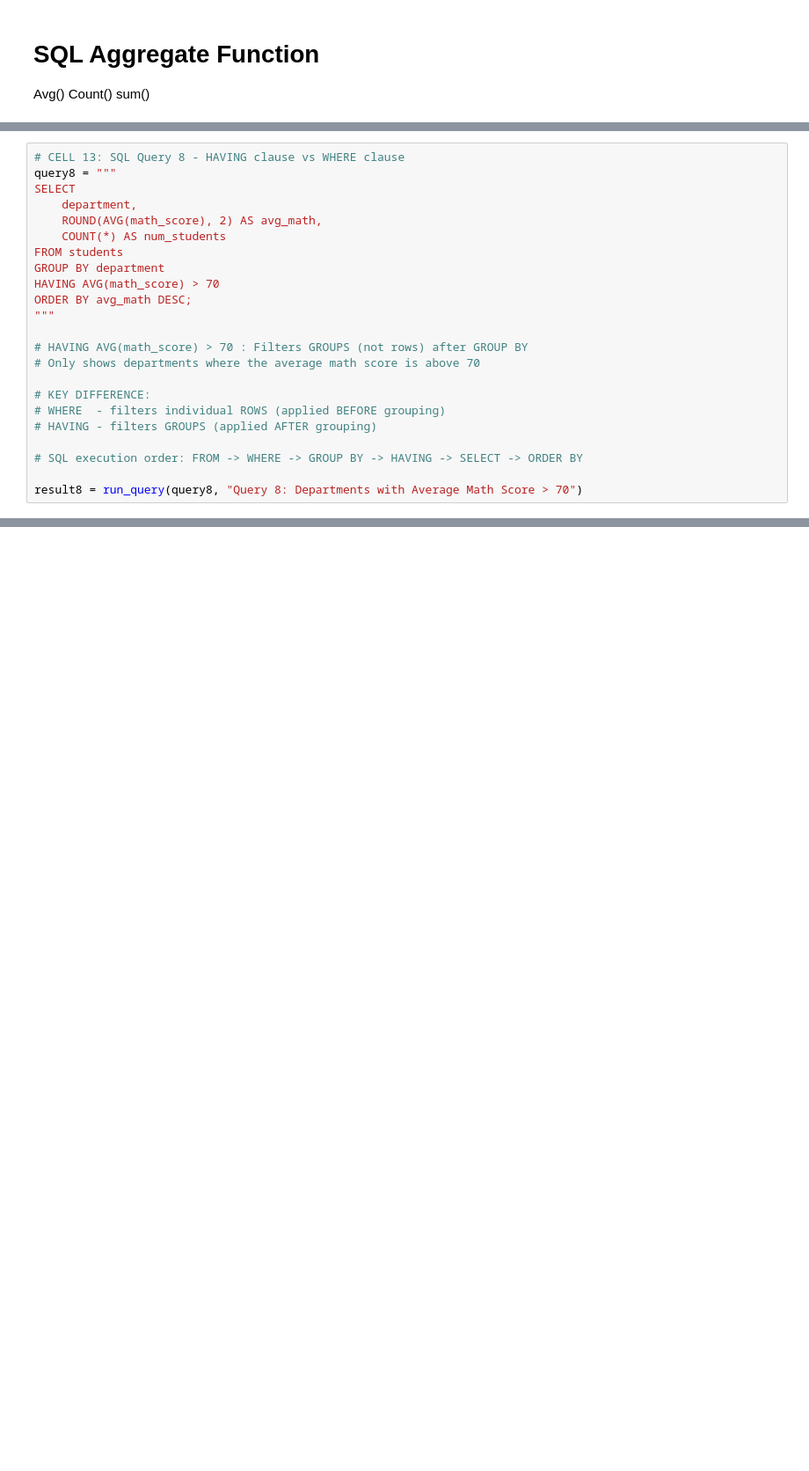
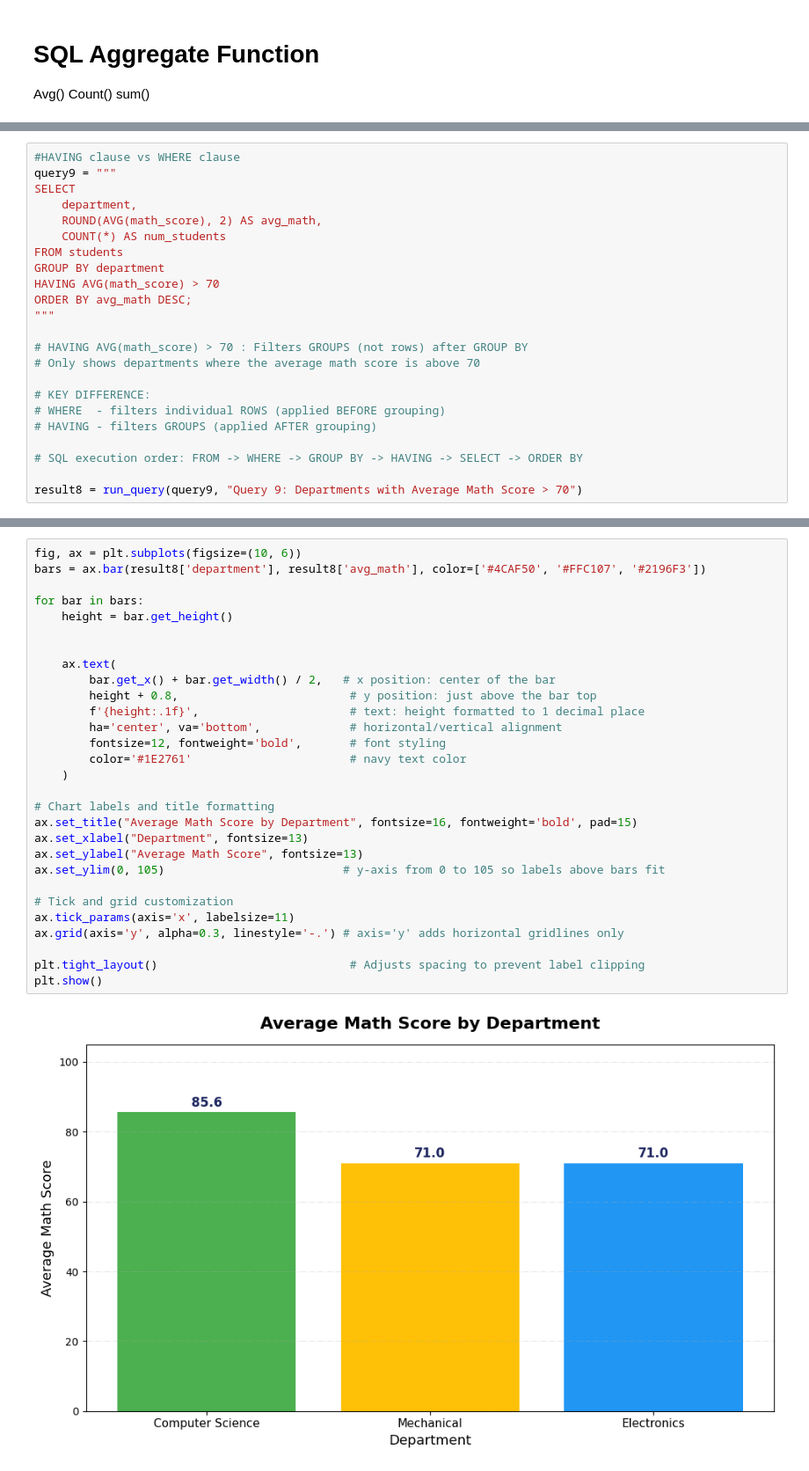
Before and after one commit to KEERTHANASRI-A-M-0609/keerthanasri-codeboosters-2026, a Jupyter notebook: Day 2/DAY_2.ipynb, the cells around one changed output, grey strips where cells are left out. Shown at 88% size. Drawn from its saved outputs; the diff is of its cells as text; blank space fills up the shorter version.

```diff
--- a/Day 2/DAY_2.ipynb
+++ b/Day 2/DAY_2.ipynb
@@ -373,8 +373,8 @@ Computer Science 85.615385            13
      Electronics 71.000000             6
            Civil 63.400000             5
 # %%
-# CELL 13: SQL Query 8 - HAVING clause vs WHERE clause
-query8 = """
+#HAVING clause vs WHERE clause
+query9 = """
 SELECT
     department,
     ROUND(AVG(math_score), 2) AS avg_math,
@@ -394,6 +394,6 @@ ORDER BY avg_math DESC;
 
 # SQL execution order: FROM -> WHERE -> GROUP BY -> HAVING -> SELECT -> ORDER BY
 
-result8 = run_query(query8, "Query 8: Departments with Average Math Score > 70")
+result8 = run_query(query9, "Query 9: Departments with Average Math Score > 70")
 # %% [output]
 =======================================================
@@ -425,3 +425,34 @@ result=run_query(query9,"Query9: Gender-wise performance analysis with additiona
 gender  num_students  avg_math  avg_programming  avg_attendance
 Female            15     78.47             70.2           88.53
   Male            15     73.67             65.0           80.47
+# %%
+fig, ax = plt.subplots(figsize=(10, 6))
+bars = ax.bar(result8['department'], result8['avg_math'], color=['#4CAF50', '#FFC107', '#2196F3'])
+
+for bar in bars:
+    height = bar.get_height()
+
+
+    ax.text(
+        bar.get_x() + bar.get_width() / 2,   # x position: center of the bar
+        height + 0.8,                         # y position: just above the bar top
+        f'{height:.1f}',                      # text: height formatted to 1 decimal place
+        ha='center', va='bottom',             # horizontal/vertical alignment
+        fontsize=12, fontweight='bold',       # font styling
+        color='#1E2761'                       # navy text color
+    )
+
+# Chart labels and title formatting
+ax.set_title("Average Math Score by Department", fontsize=16, fontweight='bold', pad=15)
+ax.set_xlabel("Department", fontsize=13)
+ax.set_ylabel("Average Math Score", fontsize=13)
+ax.set_ylim(0, 105)                          # y-axis from 0 to 105 so labels above bars fit
+
+# Tick and grid customization
+ax.tick_params(axis='x', labelsize=11)
+ax.grid(axis='y', alpha=0.3, linestyle='-.') # axis='y' adds horizontal gridlines only
+
+plt.tight_layout()                            # Adjusts spacing to prevent label clipping
+plt.show()
+# %% [output]
+[figure, added]
```
Also changed, not shown: parts of 5 cells of this notebook.
